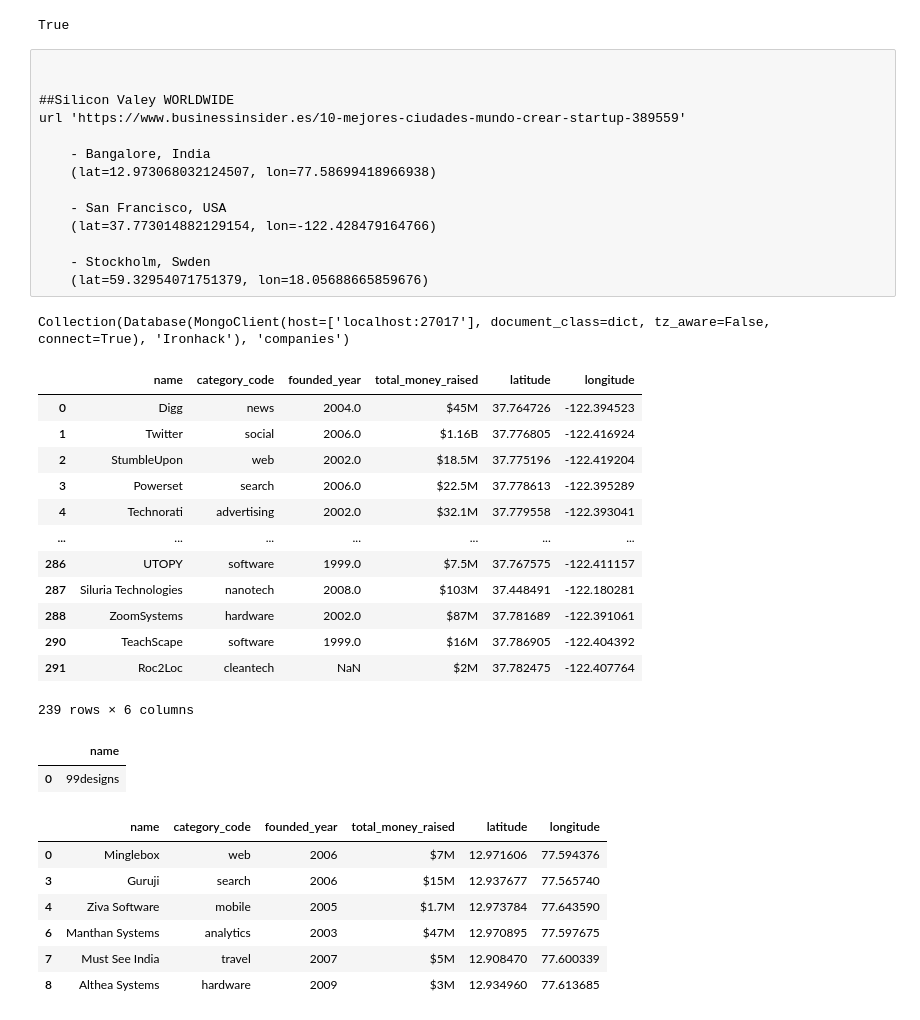
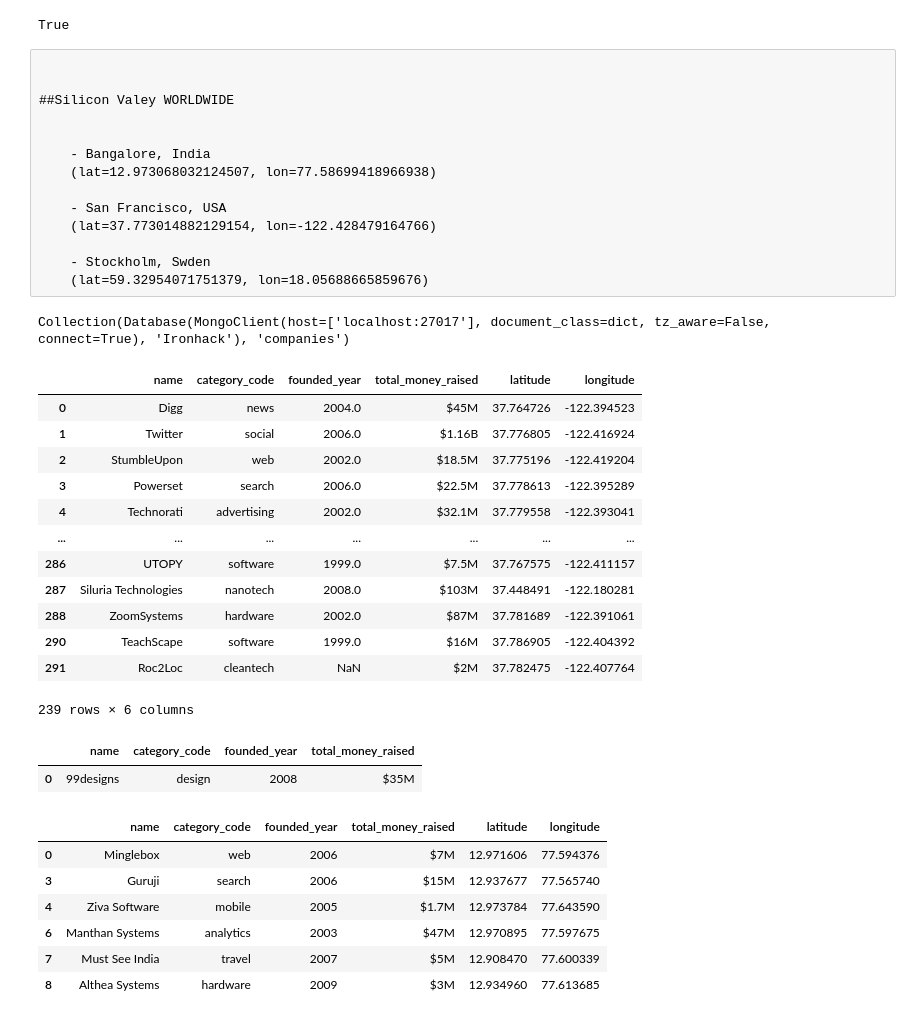
Before and after one commit to pablocabadas/startup-location, a Jupyter notebook: project-III.ipynb, the cells around one changed output. Saved outputs shown, nothing was run; the diff lists cells and outputs as text; code cells hidden in the pictures.

```diff
--- a/project-III.ipynb
+++ b/project-III.ipynb
@@ -25,7 +25,7 @@ client_secret = os.getenv("client_secret")
 
 
 ##Silicon Valey WORLDWIDE
-url 'https://www.businessinsider.es/10-mejores-ciudades-mundo-crear-startup-389559'
+
 
     - Bangalore, India
     (lat=12.973068032124507, lon=77.58699418966938)
@@ -50,36 +50,39 @@ projection_sf_1 = {"_id": 0, "name": 1, "category_code": 1, "founded_year": 1, "
 san_francisco = list(companies.find(query_sf_1, projection_sf_1))
 
 for i in san_francisco:
     i.update({'latitude': i['offices'][0]['latitude'], 'longitude': i['offices'][0]['longitude']})
     del i['offices']
 
 #san_francisco
 df_sf_pre = pd.DataFrame(san_francisco)
 df_sf=df_sf_pre.dropna(subset=['latitude', 'longitude'], thresh=1)
 
 
 query_sf_2 = {"offices.0.city": "San Francisco", "category_code": "design"}
-projection_sf_2 = {"name": 1, "_id": 0}
+projection_sf_2 = {"_id": 0, "name": 1, "category_code": 1, "founded_year": 1, "total_money_raised": 1}
 
 df_sf_design = pd.DataFrame(list(companies.find(query_sf_2, projection_sf_2)))
 
 display(df_sf, df_sf_design)
+
+df_sf.to_csv('df_1.csv', index=False)
+df_sf_design.to_csv('df_2.csv', index=False)
 # %% [output]
 |  | name | category_code | founded_year | total_money_raised | latitude | longitude |
 | 0 | Digg | news | 2004.0 | $45M | 37.764726 | -122.394523 |
 | 1 | Twitter | social | 2006.0 | $1.16B | 37.776805 | -122.416924 |
 | 2 | StumbleUpon | web | 2002.0 | $18.5M | 37.775196 | -122.419204 |
 | 3 | Powerset | search | 2006.0 | $22.5M | 37.778613 | -122.395289 |
 | 4 | Technorati | advertising | 2002.0 | $32.1M | 37.779558 | -122.393041 |
 | ... | ... | ... | ... | ... | ... | ... |
 | 286 | UTOPY | software | 1999.0 | $7.5M | 37.767575 | -122.411157 |
 | 287 | Siluria Technologies | nanotech | 2008.0 | $103M | 37.448491 | -122.180281 |
 | 288 | ZoomSystems | hardware | 2002.0 | $87M | 37.781689 | -122.391061 |
 | 290 | TeachScape | software | 1999.0 | $16M | 37.786905 | -122.404392 |
 | 291 | Roc2Loc | cleantech | NaN | $2M | 37.782475 | -122.407764 |
 239 rows × 6 columns
-|  | name |
-| 0 | 99designs |
+|  | name | category_code | founded_year | total_money_raised |
+| 0 | 99designs | design | 2008 | $35M |
 # %%
 query_bgl_1 = {"offices.0.city": "Bangalore", "funding_rounds.0.raised_amount": {"$gte": 1000000}}
 projection_bgl_1 = {"_id": 0, "name": 1, "category_code": 1, "founded_year": 1, "total_money_raised": 1, "offices": 1}
```
Also changed, not shown: parts of 10 cells of this notebook, 2 other files.
